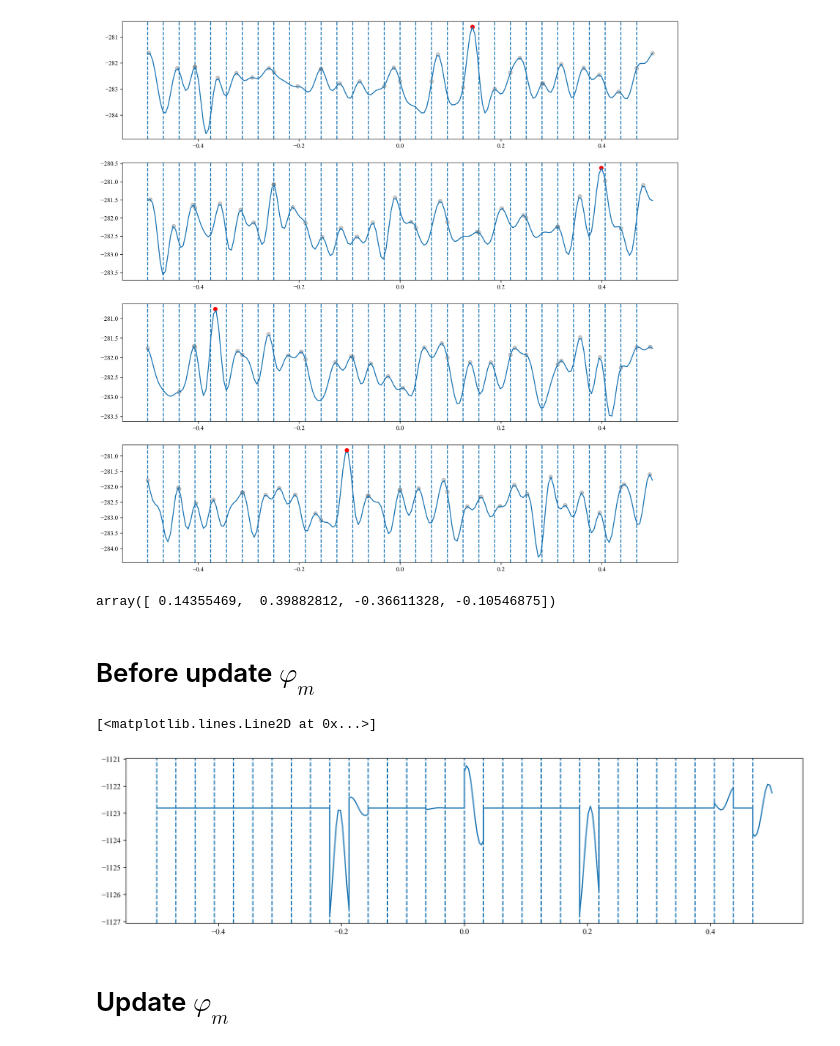
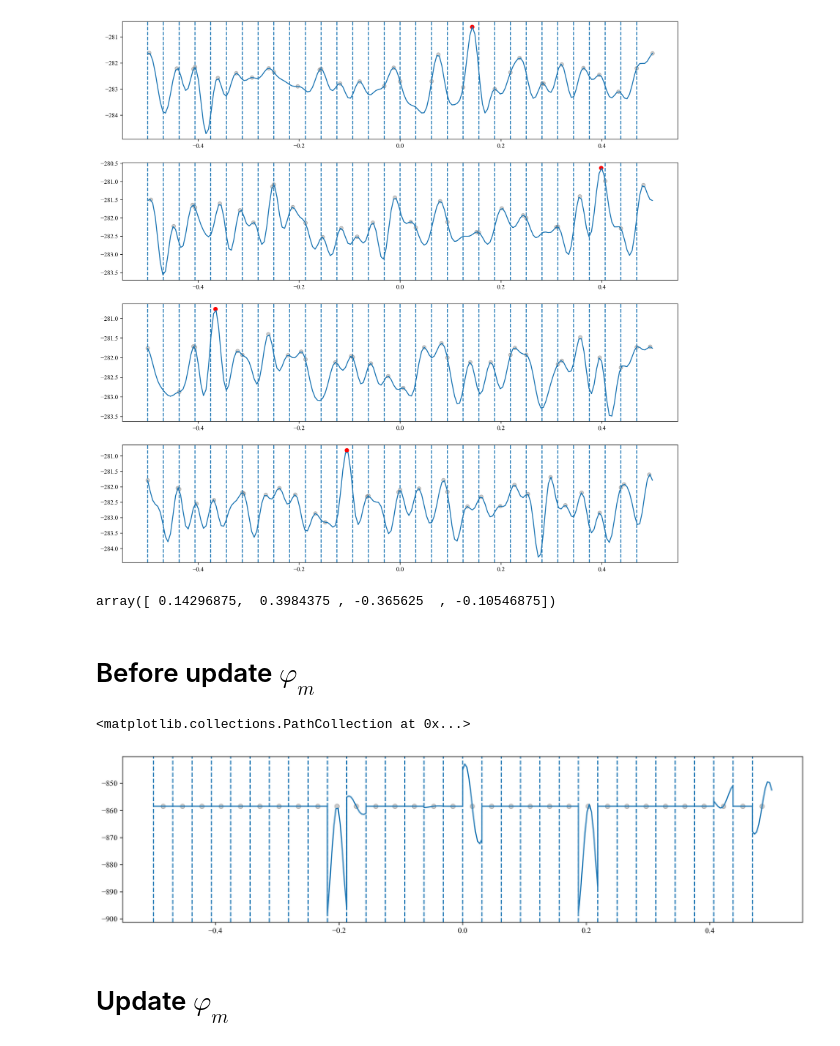
Before and after one commit to Brook1711/RIS-Angular-Domain, a Jupyter notebook: code_main/Alg.ipynb, the cells around one changed output. Drawn from its saved outputs; the diff is of its cells as text; code cells hidden in the pictures.

```diff
--- a/code_main/Alg.ipynb
+++ b/code_main/Alg.ipynb
@@ -1283,7 +1283,7 @@ def f_m(YK = YK, Mu = E_step_instance.Mu, kappa = 100, Omega = Omega_true_L ,Del
                 tmp_f_l += np.log(CN_prime)
     return tmp_f_l
 
-m_index = 29
+m_index = 9
 x = np.linspace(0.001, 1/M-0.001, 100)
 
 varphi_plt = []
@@ -1477,7 +1477,7 @@ def update_omega(l = l, m = m):
     alpha_step = alpha_begin
 
     cnt = 0
-    cnt_max = 10
+    cnt_max = 5
     while True and (cnt < cnt_max):
         cnt += 1
         x_t = Delta_Omega_container[l,m] + Omega_grid[m]
@@ -1492,7 +1492,8 @@ def update_omega(l = l, m = m):
 
         x_t_plus_1 = x_t + alpha_step * np.sign(m_gri)
         if (x_t_plus_1 > 1/M + Omega_grid[m]) or (x_t_plus_1 < 0 + Omega_grid[m]):
-            break
+            alpha_step *= tau_para
+            continue
         # print(x_t, x_t_plus_1)
         f_t = f_l(
             YK=YK,
@@ -1574,36 +1575,57 @@ for l in range(L):
 # %%
 Omega_container
 # %% [output]
-array([ 0.14355469,  0.39882812, -0.36611328, -0.10546875])
+array([ 0.14296875,  0.3984375 , -0.365625  , -0.10546875])
 # %% [markdown]
 # Before update $\varphi_m$
 # %%
 M_varphi_plots = []
 x_list = []
 Delta_x_list = np.linspace(0 + 0.00001, 1/M - 0.00001, 10)
 plt.figure(figsize=(16,4),dpi = 300)
 
-varphi_offset = [m/M - 0.5 for m in range(M)]
+varphi_offset = np.array([m/M - 0.5 for m in range(M)])
 for m in range(M):
     for Delta_x in Delta_x_list:
         varphi_now = varphi_offset[m] + Delta_x
         x_list.append(varphi_now)
         M_varphi_plots.append(
             f_m(
                 YK = YK,
                 Mu = E_step_instance.Mu,
-                kappa=0.001,
+                kappa=0.01,
                 Omega = Omega_container,
                 Delta_varphi= Delta_varphi_container,
                 Delta_varphi_m=Delta_x,
                 m = m
             )
         )
     plt.axvline(Omega_grid[m], linestyle = '--')
 plt.plot(x_list, M_varphi_plots)
+
+sca_y = []
+sca_x = Delta_varphi_container + varphi_offset
+for m in range(M):
+    sca_y.append(
+        f_m(
+            YK = YK,
+                Mu = E_step_instance.Mu,
+                kappa=0.01,
+                Omega = Omega_container,
+                Delta_varphi= Delta_varphi_container,
+                Delta_varphi_m=Delta_varphi_container[m],
+                m = m
+        )
+    )
+plt.scatter(
+    sca_x,
+    sca_y,
+    color = 'black',
+    alpha = 0.2
+)
 # %% [output]
-[<matplotlib.lines.Line2D at 0x...>]
+<matplotlib.collections.PathCollection at 0x...>
-[figure, old version]
+[figure, new version]
 # %% [markdown]
 # Update $\varphi_m$
 # %%
```
Also changed, not shown: parts of 7 cells of this notebook, 1 other file.
